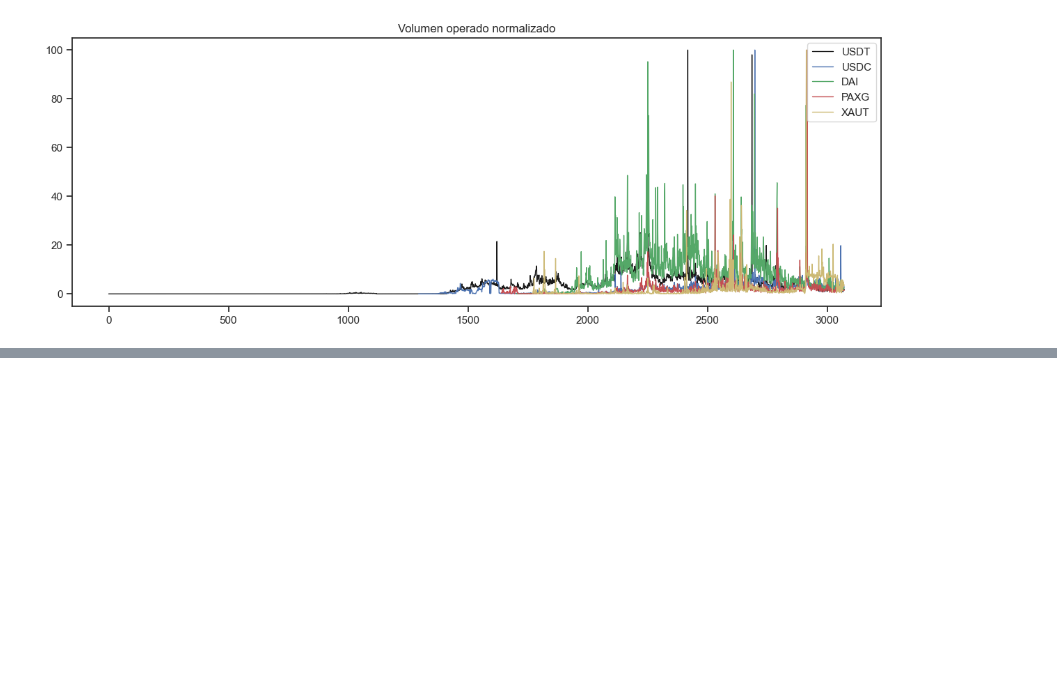
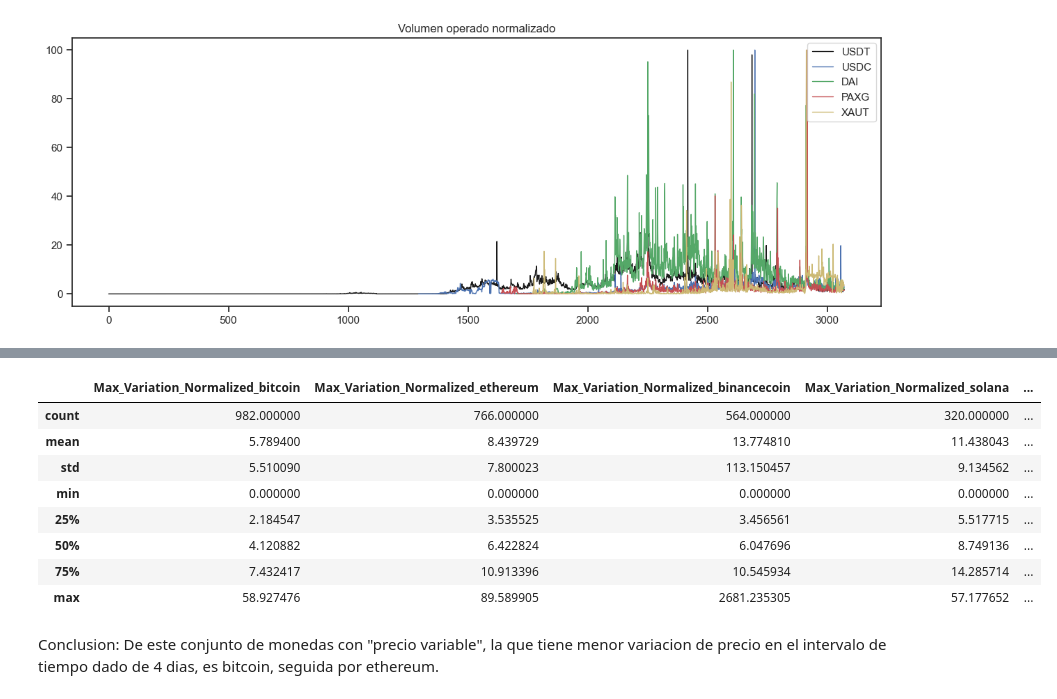
Before and after one commit to Nahuel-Otonelo/Proyecto_2, a Jupyter notebook: AnalisisExploratorio.ipynb, the cells around one changed output, grey strips where cells are left out. Cells and saved outputs as stored; diff of their text form; code cells hidden in the pictures; blank space fills up the shorter version.

Commit message:
Se agregan mas graficos y conclusiones

```diff
--- a/AnalisisExploratorio.ipynb
+++ b/AnalisisExploratorio.ipynb
@@ -573,0 +588,16 @@ plt.legend()
+# %%
+layer_1_ohlc_variation = layer_1_ohlc[['Max_Variation_Normalized_bitcoin', 'Max_Variation_Normalized_ethereum', 'Max_Variation_Normalized_binancecoin', 'Max_Variation_Normalized_solana', 'Max_Variation_Normalized_dogecoin']]
+layer_1_ohlc_variation.describe()
+# %% [output]
+|  | Max_Variation_Normalized_bitcoin | Max_Variation_Normalized_ethereum | Max_Variation_Normalized_binancecoin | Max_Variation_Normalized_solana | ... |
+| count | 982.000000 | 766.000000 | 564.000000 | 320.000000 | ... |
+| mean | 5.789400 | 8.439729 | 13.774810 | 11.438043 | ... |
+| std | 5.510090 | 7.800023 | 113.150457 | 9.134562 | ... |
+| min | 0.000000 | 0.000000 | 0.000000 | 0.000000 | ... |
+| 25% | 2.184547 | 3.535525 | 3.456561 | 5.517715 | ... |
+| 50% | 4.120882 | 6.422824 | 6.047696 | 8.749136 | ... |
+| 75% | 7.432417 | 10.913396 | 10.545934 | 14.285714 | ... |
+| max | 58.927476 | 89.589905 | 2681.235305 | 57.177652 | ... |
+# %% [markdown]
+Conclusion:
+De este conjunto de monedas con "precio variable", la que tiene menor variacion de precio en el intervalo de tiempo dado de 4 dias, es bitcoin, seguida por ethereum.
```
Also changed, not shown: parts of 11 cells of this notebook.
